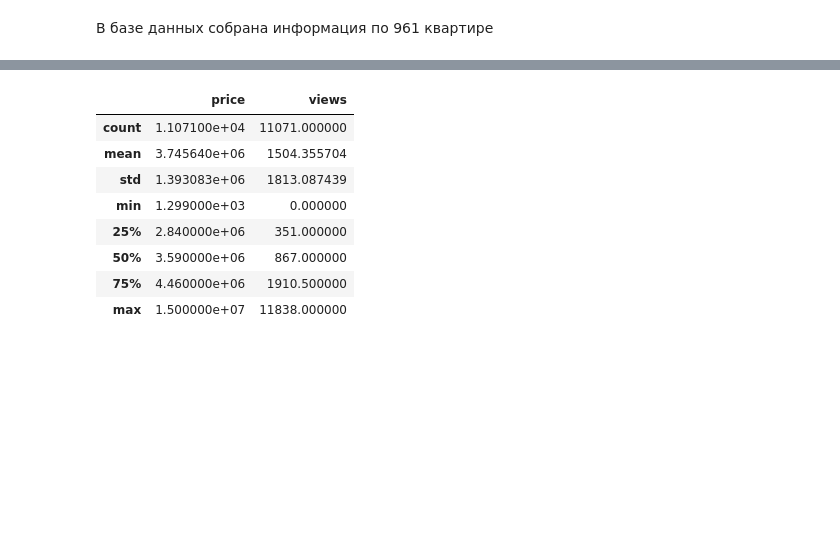
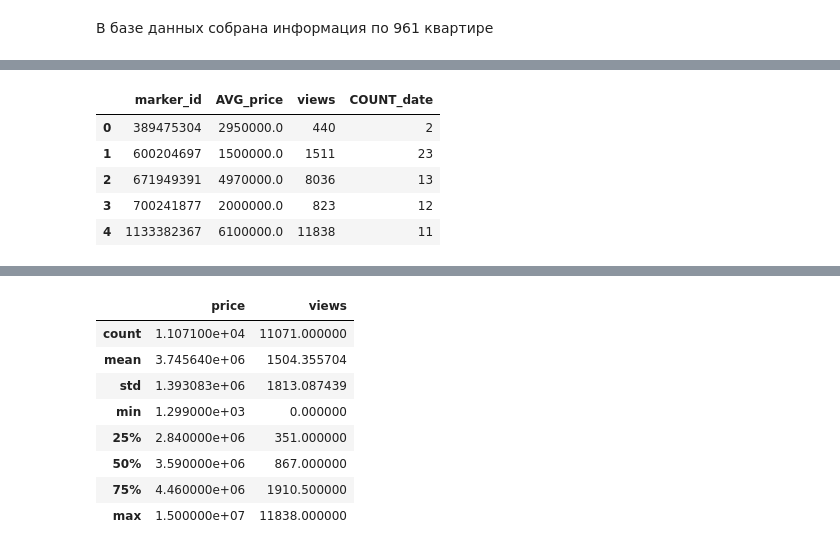
Before and after one commit to RuslanLat/pet_project, a Jupyter notebook: avito_apartments/EDA_history.ipynb, the cells around one changed output, grey strips where cells are left out. Saved outputs shown, nothing was run; the diff lists cells and outputs as text; code cells hidden in the pictures; blank space fills up the shorter version.

```diff
--- a/avito_apartments/EDA_history.ipynb
+++ b/avito_apartments/EDA_history.ipynb
@@ -391,0 +405,16 @@ cursor.fetchmany(1)[0][0]
+# %%
+# количество дней публикации по объявлениям, средняя стоимость продажи в период публикации и итоговое количество просмотров
+cursor.execute("SELECT marker_id, AVG(price) AS AVG_price, MAX(views) AS views, COUNT(date) AS COUNT_date \
+                FROM as_history \
+                GROUP BY marker_id;")
+marker_id = cursor.fetchall()
+colnames = ["marker_id", "AVG_price", "views", "COUNT_date"]
+marker_id_df_sql = pd.DataFrame(data=marker_id, columns=colnames)
+marker_id_df_sql.head()
+# %% [output]
+|  | marker_id | AVG_price | views | COUNT_date |
+| 0 | 389475304 | 2950000.0 | 440 | 2 |
+| 1 | 600204697 | 1500000.0 | 1511 | 23 |
+| 2 | 671949391 | 4970000.0 | 8036 | 13 |
+| 3 | 700241877 | 2000000.0 | 823 | 12 |
+| 4 | 1133382367 | 6100000.0 | 11838 | 11 |
```
Also changed, not shown: parts of 16 cells of this notebook.
